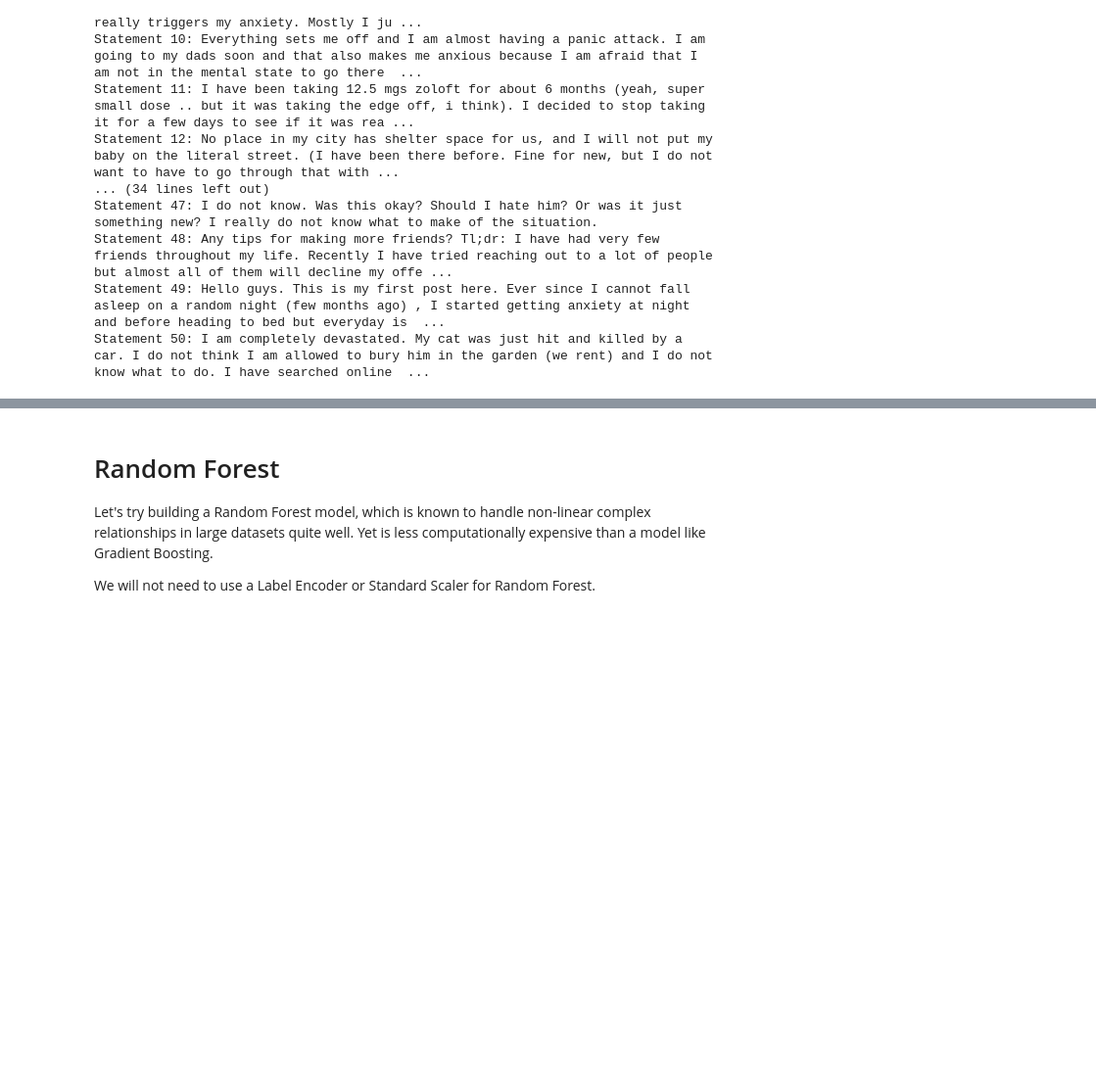
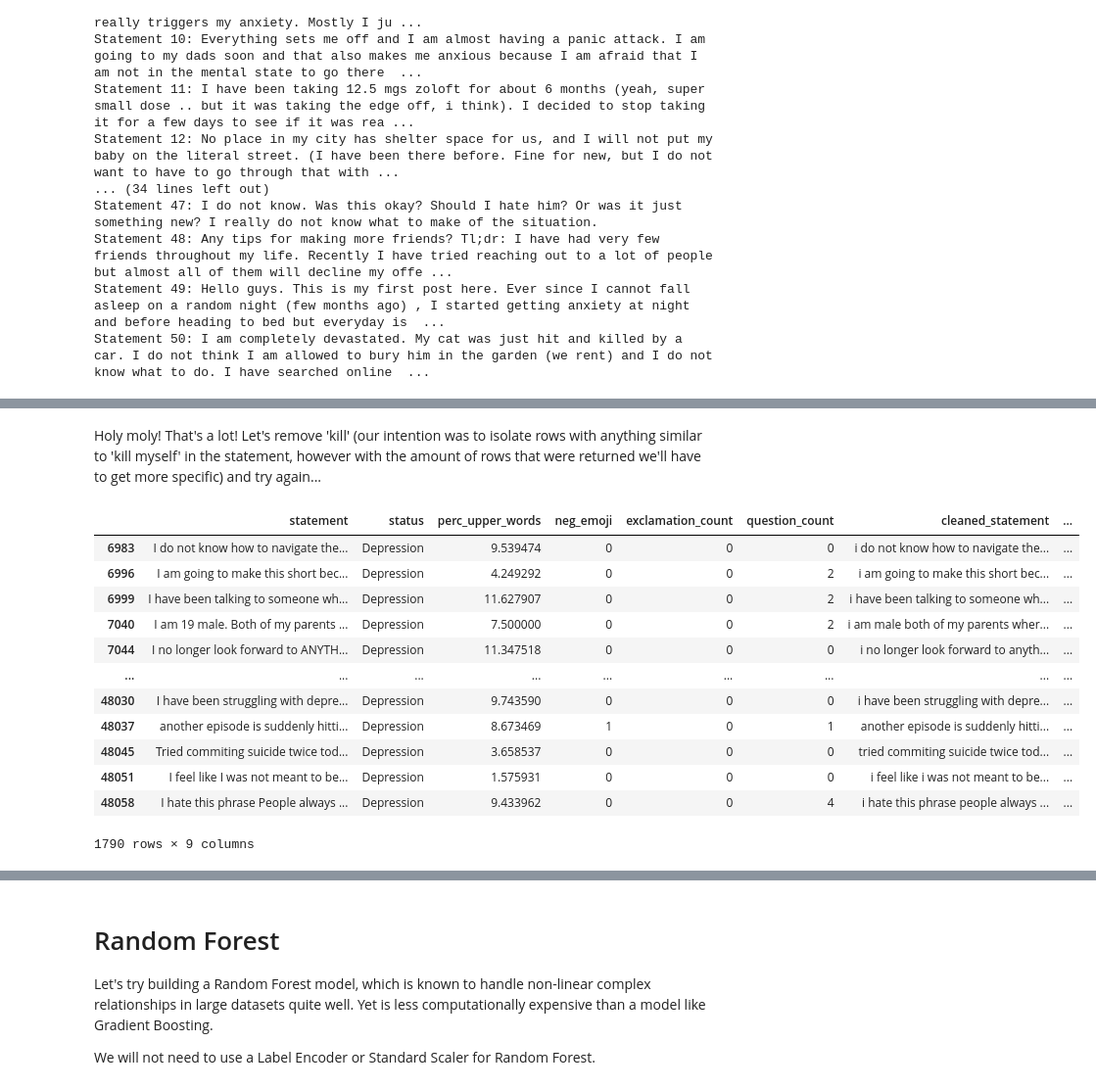
Before and after one commit to emmascotson/project_4, a Jupyter notebook: project_4.ipynb, the cells around one changed output, grey strips where cells are left out. Shown at 98% size. Cells and saved outputs as stored; diff of their text form; code cells hidden in the pictures; blank space fills up the shorter version.

```diff
--- a/project_4.ipynb
+++ b/project_4.ipynb
@@ -1692,0 +1778,25 @@ In other contexts, it might be useful to make the distinctions between the two.
+# %% [markdown]
+Holy moly! That's a lot! Let's remove 'kill' (our intention was to isolate rows with anything similar to 'kill myself' in the statement, however with the amount of rows that were returned we'll have to get more specific) and try again...
+# %%
+# Example tokens to check for
+tokens = ['suicide', 'suicidal']
+
+# Filter rows where 'status' is 'Depression' and 'statement' contains any token
+filtered_rows = data[(data['status'] == 'Depression') &
+                            (data['statement'].str.contains('|'.join(tokens), case=False, na=False))]
+
+filtered_rows
+# %% [output]
+|  | statement | status | perc_upper_words | neg_emoji | exclamation_count | question_count | cleaned_statement | ... |
+| 6983 | I do not know how to navigate the... | Depression | 9.539474 | 0 | 0 | 0 | i do not know how to navigate the... | ... |
+| 6996 | I am going to make this short bec... | Depression | 4.249292 | 0 | 0 | 2 | i am going to make this short bec... | ... |
+| 6999 | I have been talking to someone wh... | Depression | 11.627907 | 0 | 0 | 2 | i have been talking to someone wh... | ... |
+| 7040 | I am 19 male. Both of my parents ... | Depression | 7.500000 | 0 | 0 | 2 | i am male both of my parents wher... | ... |
+| 7044 | I no longer look forward to ANYTH... | Depression | 11.347518 | 0 | 0 | 0 | i no longer look forward to anyth... | ... |
+| ... | ... | ... | ... | ... | ... | ... | ... | ... |
+| 48030 | I have been struggling with depre... | Depression | 9.743590 | 0 | 0 | 0 | i have been struggling with depre... | ... |
+| 48037 | another episode is suddenly hitti... | Depression | 8.673469 | 1 | 0 | 1 | another episode is suddenly hitti... | ... |
+| 48045 | Tried commiting suicide twice tod... | Depression | 3.658537 | 0 | 0 | 0 | tried commiting suicide twice tod... | ... |
+| 48051 | I feel like I was not meant to be... | Depression | 1.575931 | 0 | 0 | 0 | i feel like i was not meant to be... | ... |
+| 48058 | I hate this phrase People always ... | Depression | 9.433962 | 0 | 0 | 4 | i hate this phrase people always ... | ... |
+1790 rows × 9 columns
```
Also changed, not shown: parts of 21 cells of this notebook.
